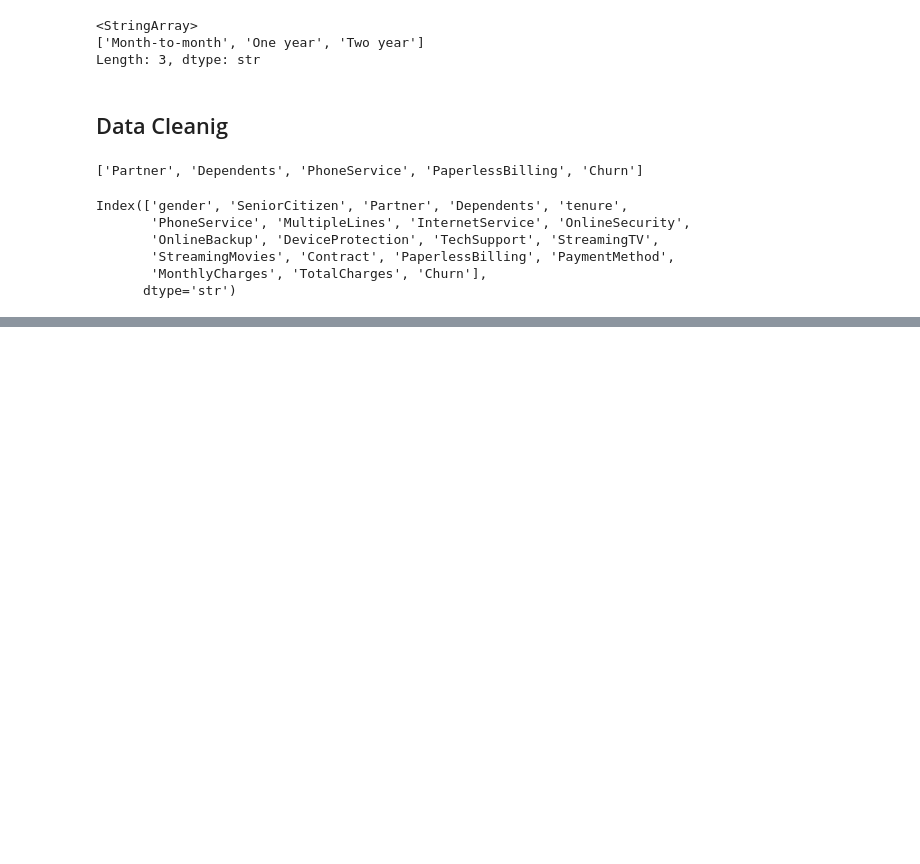
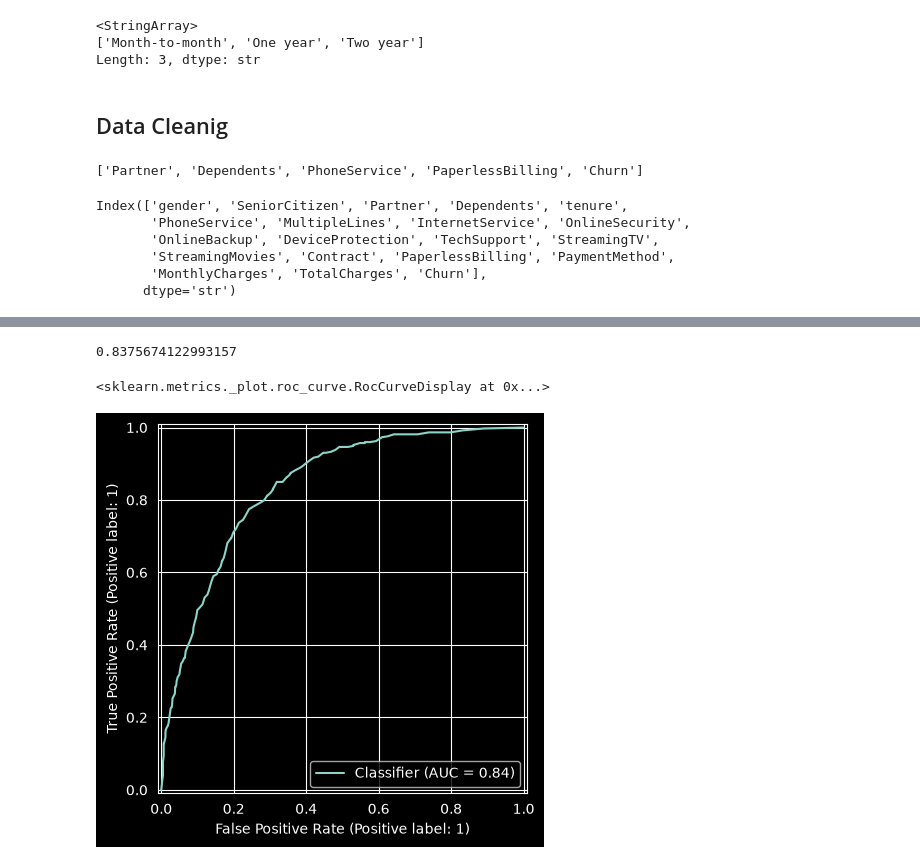
Before and after one commit to rzadrzi/customer_churn_analysis, a Jupyter notebook: customer_churn_analysis.ipynb, the cells around one changed output, grey strips where cells are left out. Cells and saved outputs as stored; diff of their text form; code cells hidden in the pictures; blank space fills up the shorter version.

```diff
--- a/customer_churn_analysis.ipynb
+++ b/customer_churn_analysis.ipynb
@@ -386,0 +414,10 @@ np.int64(294)
+# %%
+rfc_prob = rfc.predict_proba(X_test)[:,1]
+roc_auc_score(y_test, rfc_prob)
+# %% [output]
+0.8375674122993157
+# %%
+RocCurveDisplay.from_predictions(y_test, rfc_prob)
+# %% [output]
+<sklearn.metrics._plot.roc_curve.RocCurveDisplay at 0x...>
+[figure, added]
```
Also changed, not shown: parts of 16 cells of this notebook.
